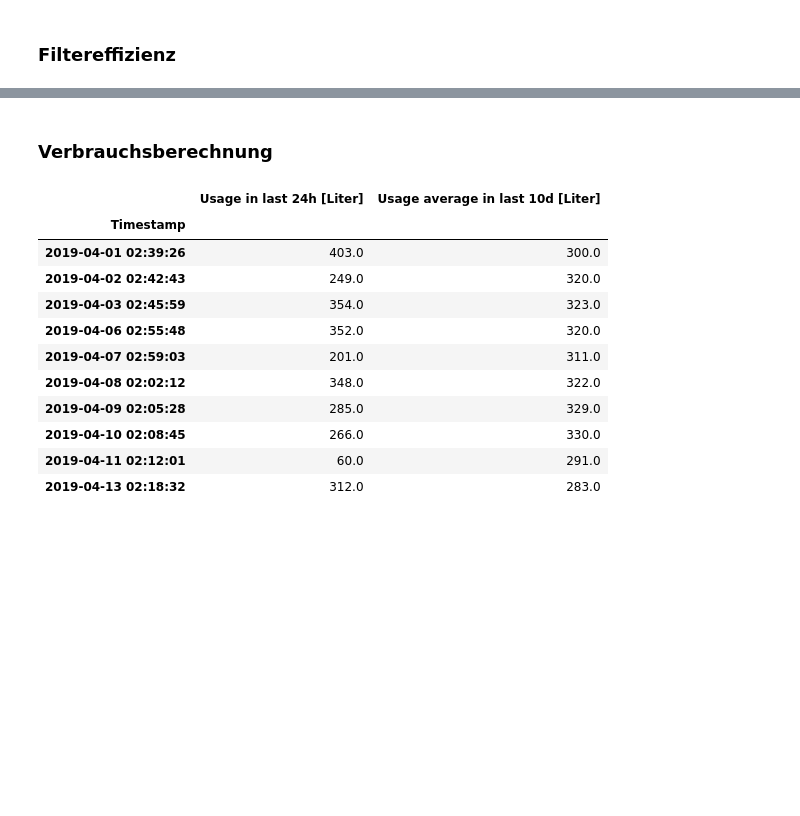
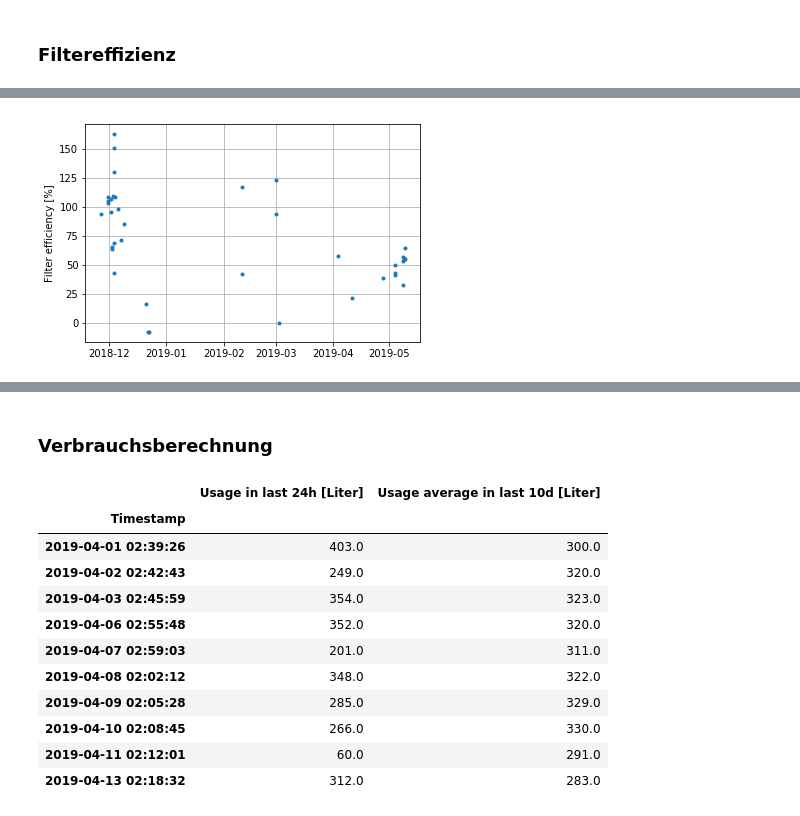
Before and after one commit to Andi0802/LevelMeasurement, a Jupyter notebook: log/Auswertung_Level.ipynb, the cells around one changed output, grey strips where cells are left out. Saved outputs shown, nothing was run; the diff lists cells and outputs as text; code cells hidden in the pictures; blank space fills up the shorter version.

```diff
--- a/log/Auswertung_Level.ipynb
+++ b/log/Auswertung_Level.ipynb
@@ -299,3 +304,10 @@ plt.grid()
+# %%
+plt.plot(dfd["rEffFlt [%]"],'.');
+
+plt.ylabel('Filter efficiency [%]')
+plt.grid()
+# %% [output]
+[figure, added]
 # %%
 dfd_all=dfd.where(dfd['Filter diagnosis [-]']>=0).dropna(axis=0,how='any')
 dfd_all.tail(20)
```
Also changed, not shown: parts of 15 cells of this notebook, 4 other files.
